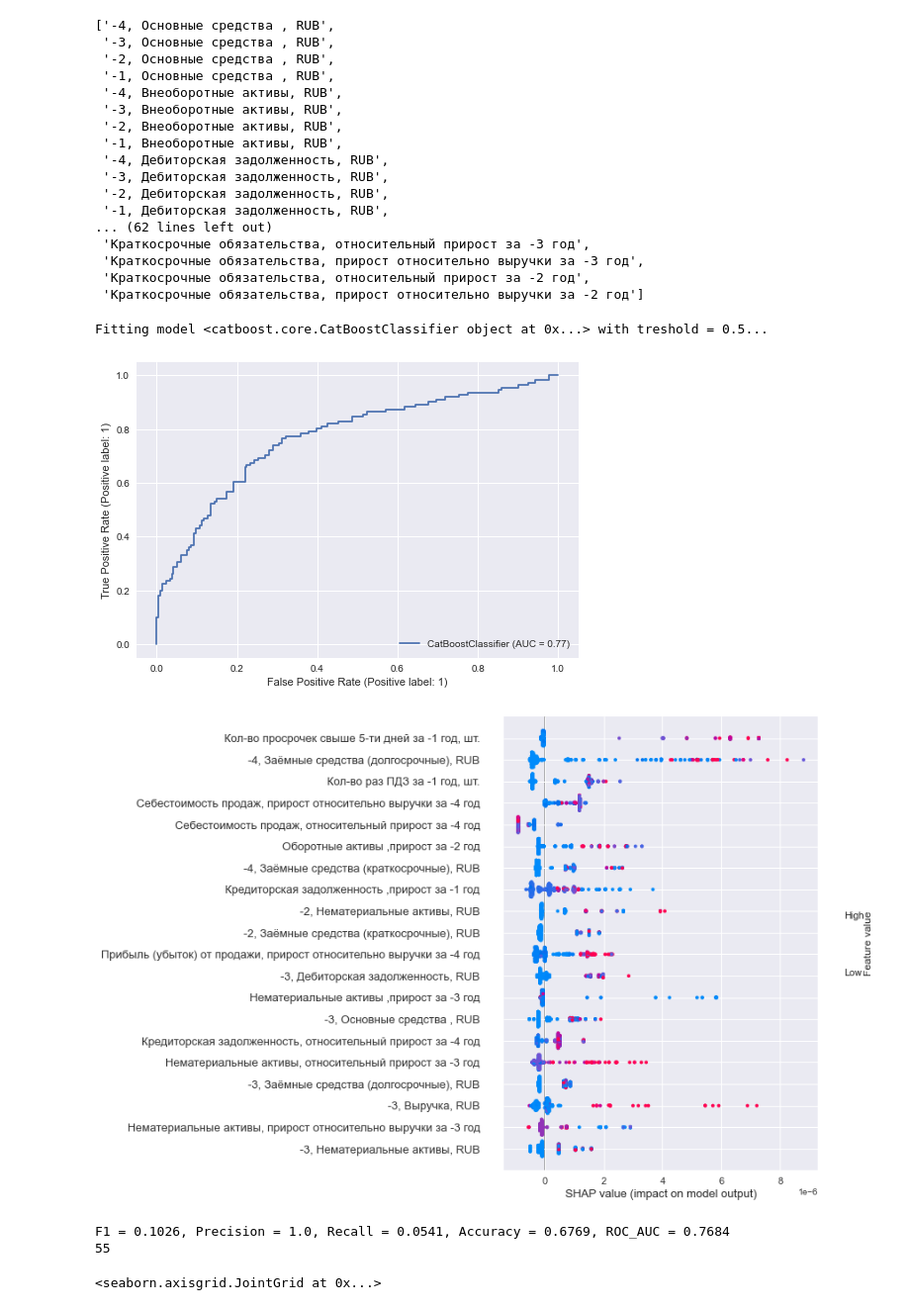
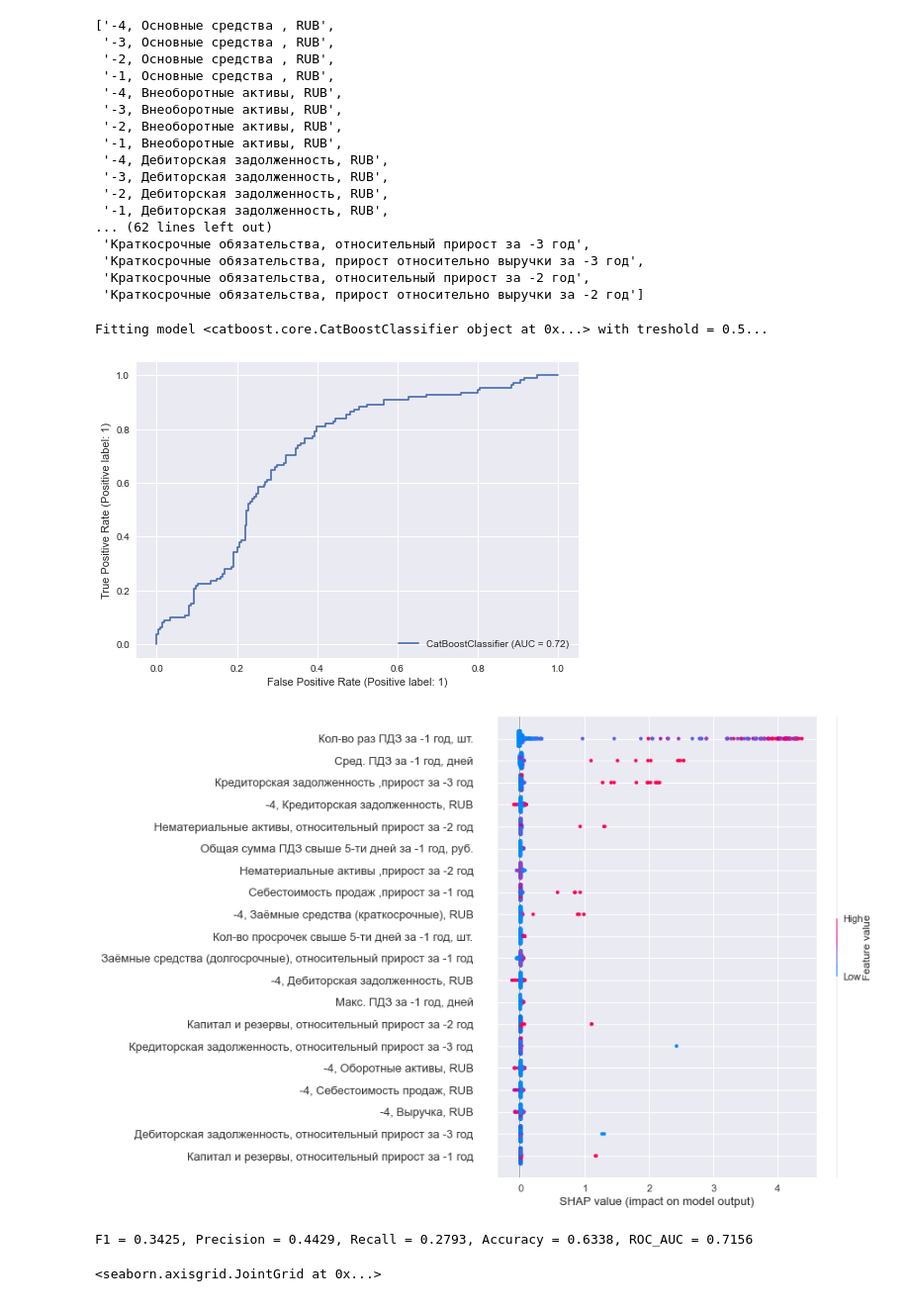
Before and after one commit to YurchenkoPO/McKinsey_Severstal_Hack_2022, a Jupyter notebook: notebooks/yurchenko.ipynb, the cells around one changed output. Shown at 99% size. Saved outputs shown, nothing was run; the diff lists cells and outputs as text; code cells hidden in the pictures.

Commit message:
report commit

```diff
--- a/notebooks/yurchenko.ipynb
+++ b/notebooks/yurchenko.ipynb
@@ -71,31 +78,27 @@ new_cols = new_cols + ['Наименование ДП', 'Итого', 'year', 'b
  'Кол-во просрочек свыше 5-ти дней за -1 год, шт.',
  'Общая сумма ПДЗ свыше 5-ти дней за -1 год, руб.']
 df_new = df[new_cols]
-# %%
-from sklearn.linear_model import LogisticRegression
-
-model = CatBoostClassifier(iterations=1000,
-                           depth=3,
-                           # l2_leaf_reg=5,
-                           learning_rate=1e-6,
-                           loss_function='Logloss',
-                           use_best_model=True,
-                           eval_metric='AUC',
-                           verbose=False,
-                           class_weights=[1, 0.01], # (df.shape[0] - df.binary_target.sum()) / df.binary_target.sum()],
-                           # cat_features=cat_features
-                          )
-
-# model = RandomForestClassifier(n_estimators=30)
-# model = LogisticRegression(penalty='l2', C=1e-1, class_weight=[1, 1e-4])
-make_report(model, df, treshold=0.4999631563571763, to_file=False, file_path='../reports/report_petr.csv', create_new_clients=True)
-print(model.best_iteration_)
-# %% [output]
-Fitting model <catboost.core.CatBoostClassifier object at 0x...> with treshold = 0.5...
-[figure, removed]
-[figure, removed]
-F1 = 0.1026, Precision = 1.0, Recall = 0.0541, Accuracy = 0.6769, ROC_AUC = 0.7684
-55
+# %%
+model = CatBoostClassifier(iterations=20000,
+                           depth=5,
+                           l2_leaf_reg=5,
+                           learning_rate=0.001,
+                           loss_function='Logloss',
+                           use_best_model=False,
+                           eval_metric='AUC',
+                           verbose=False,
+                           class_weights=[1, 0.01], # (df.shape[0] - df.binary_target.sum()) / df.binary_target.sum()],
+                           random_seed=RANDOM_STATE,
+                          )
+
+# model = RandomForestClassifier(n_estimators=30)
+# model = LogisticRegression(penalty='l2', C=1e-1, class_weight=[1, 1e-4])
+make_report(model, df, treshold=0.5, to_file=True, file_path='../reports/report_petr.csv', create_new_clients=False, comment=f'w=0.01, 20k iter, lr=0.001')
+# %% [output]
+Fitting model <catboost.core.CatBoostClassifier object at 0x...> with treshold = 0.5...
+[figure, added]
+[figure, added]
+F1 = 0.3425, Precision = 0.4429, Recall = 0.2793, Accuracy = 0.6338, ROC_AUC = 0.7156
 # %%
 sns.jointplot(data=df, x='Кол-во просрочек свыше 5-ти дней за -1 год, шт.', y='-4, Заёмные средства (долгосрочные), RUB', hue='binary_target')
 # %% [output]
```
Also changed, not shown: parts of 8 cells of this notebook, 2 other files.
